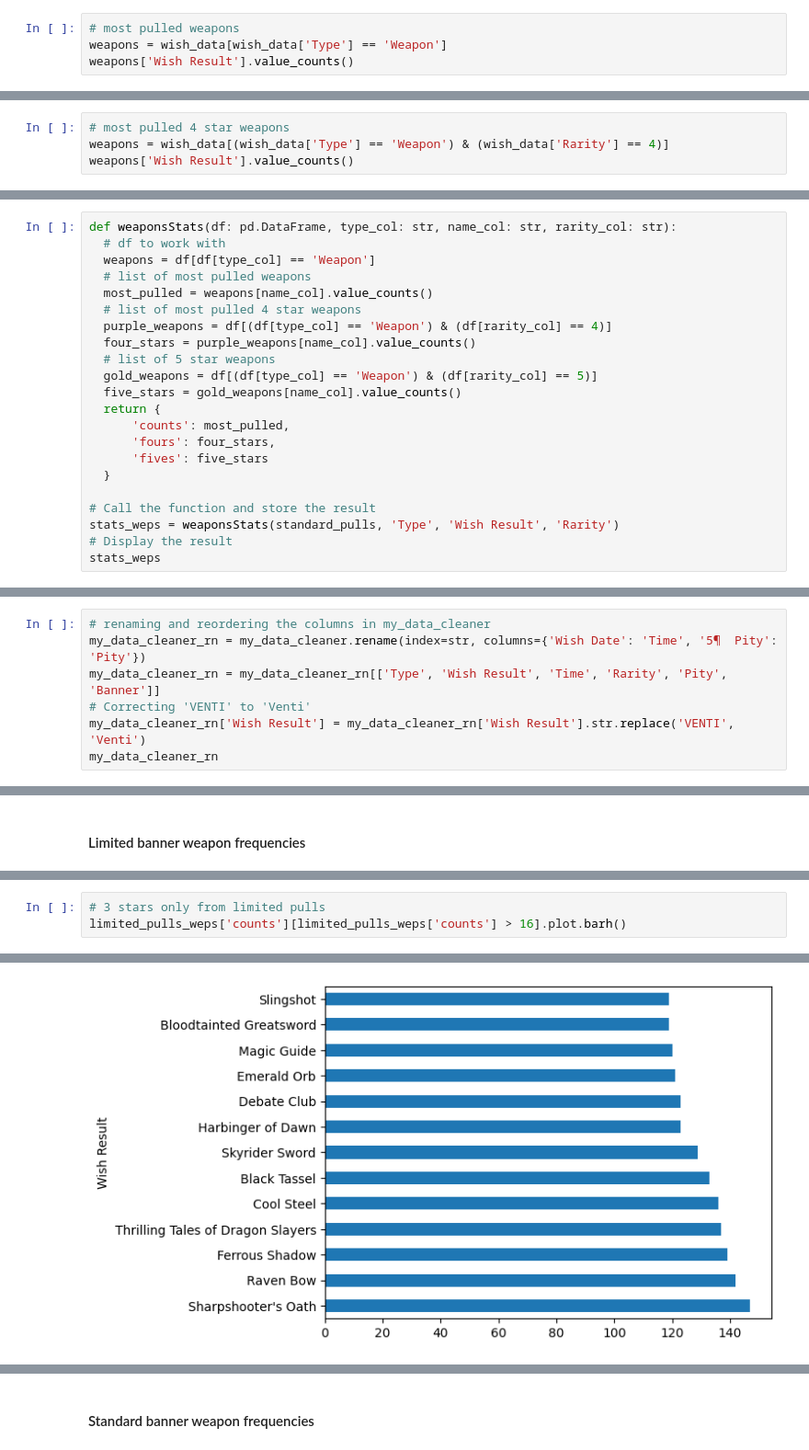
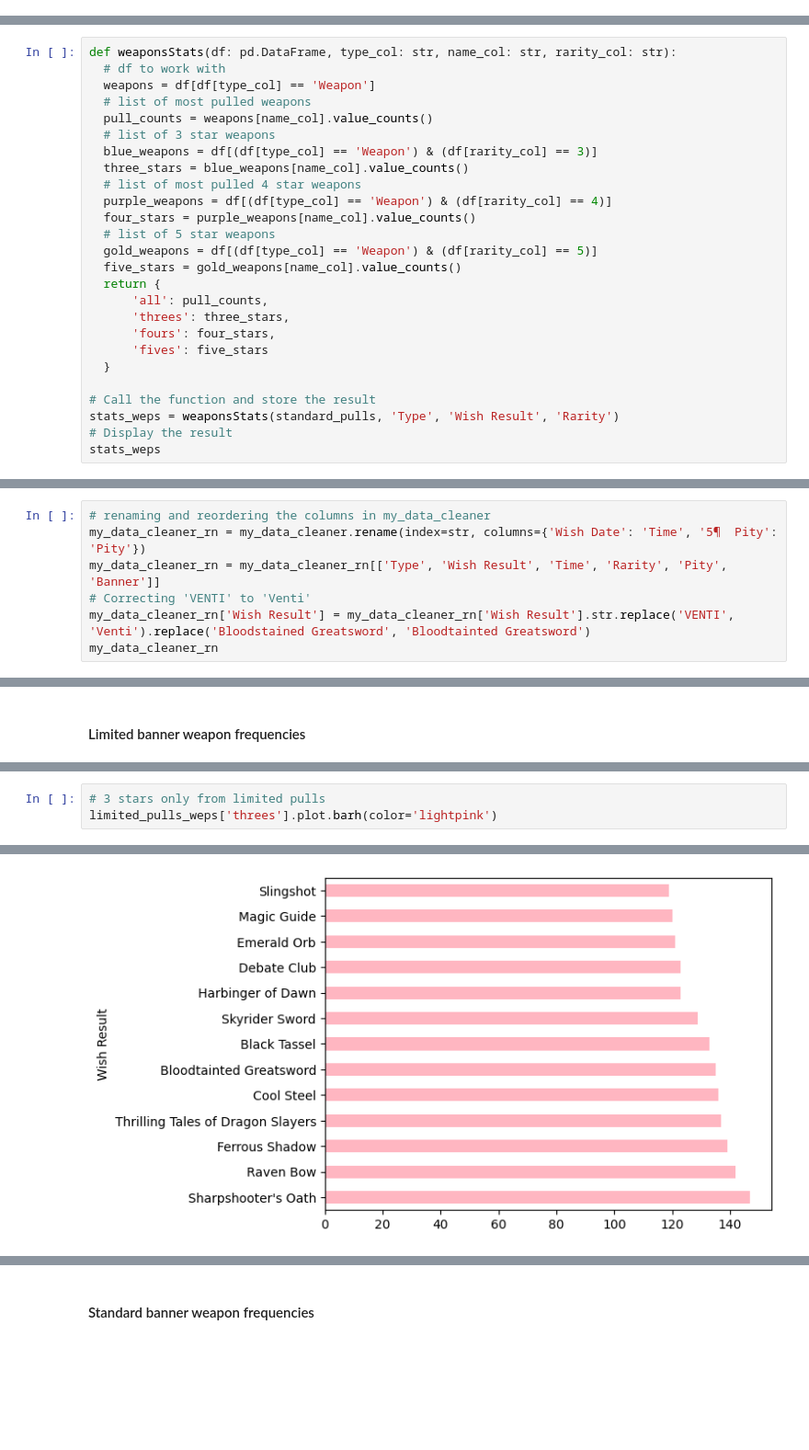
Before and after one commit to gardenstorm/Genshin-Wish-Visualization, a Jupyter notebook: Genshin_Wish_Visualization.ipynb, the cells around one changed output, grey strips where cells are left out. Shown at 92% size. Saved outputs shown, nothing was run; the diff lists cells and outputs as text; blank space fills up the shorter version.

```diff
--- a/Genshin_Wish_Visualization.ipynb
+++ b/Genshin_Wish_Visualization.ipynb
@@ -368,4 +61,0 @@ dtype: int64
-# %%
-# most pulled weapons
-weapons = wish_data[wish_data['Type'] == 'Weapon']
-weapons['Wish Result'].value_counts()
@@ -394,4 +61,0 @@ dtype: int64
-# %%
-# most pulled 4 star weapons
-weapons = wish_data[(wish_data['Type'] == 'Weapon') & (wish_data['Rarity'] == 4)]
-weapons['Wish Result'].value_counts()
@@ -712,7 +275,10 @@ def weaponsStats(df: pd.DataFrame, type_col: str, name_col: str, rarity_col: str
   # df to work with
   weapons = df[df[type_col] == 'Weapon']
   # list of most pulled weapons
-  most_pulled = weapons[name_col].value_counts()
+  pull_counts = weapons[name_col].value_counts()
+  # list of 3 star weapons
+  blue_weapons = df[(df[type_col] == 'Weapon') & (df[rarity_col] == 3)]
+  three_stars = blue_weapons[name_col].value_counts()
   # list of most pulled 4 star weapons
   purple_weapons = df[(df[type_col] == 'Weapon') & (df[rarity_col] == 4)]
   four_stars = purple_weapons[name_col].value_counts()
@@ -720,7 +286,8 @@ def weaponsStats(df: pd.DataFrame, type_col: str, name_col: str, rarity_col: str
   gold_weapons = df[(df[type_col] == 'Weapon') & (df[rarity_col] == 5)]
   five_stars = gold_weapons[name_col].value_counts()
   return {
-      'counts': most_pulled,
+      'all': pull_counts,
+      'threes': three_stars,
       'fours': four_stars,
       'fives': five_stars
   }
@@ -889,7 +456,7 @@ Now for the custom cleaning.
 my_data_cleaner_rn = my_data_cleaner.rename(index=str, columns={'Wish Date': 'Time', '5¶  Pity': 'Pity'})
 my_data_cleaner_rn = my_data_cleaner_rn[['Type', 'Wish Result', 'Time', 'Rarity', 'Pity', 'Banner']]
 # Correcting 'VENTI' to 'Venti'
-my_data_cleaner_rn['Wish Result'] = my_data_cleaner_rn['Wish Result'].str.replace('VENTI', 'Venti')
+my_data_cleaner_rn['Wish Result'] = my_data_cleaner_rn['Wish Result'].str.replace('VENTI', 'Venti').replace('Bloodstained Greatsword', 'Bloodtainted Greatsword')
 my_data_cleaner_rn
 # %% [output]
 |  | Type | Wish Result | Time | Rarity | Pity | Banner |
@@ -1276,8 +845,8 @@ limited_pulls_weps['counts'].plot.barh()
 # %%
 # 3 stars only from limited pulls
-limited_pulls_weps['counts'][limited_pulls_weps['counts'] > 16].plot.barh()
+limited_pulls_weps['threes'].plot.barh(color='lightpink')
 # %% [output]
 <Axes: ylabel='Wish Result'>
-[figure, old version]
+[figure, new version]
 # %%
 # 4 star weapons from limited pulls
```
Also changed, not shown: parts of 72 cells of this notebook.
